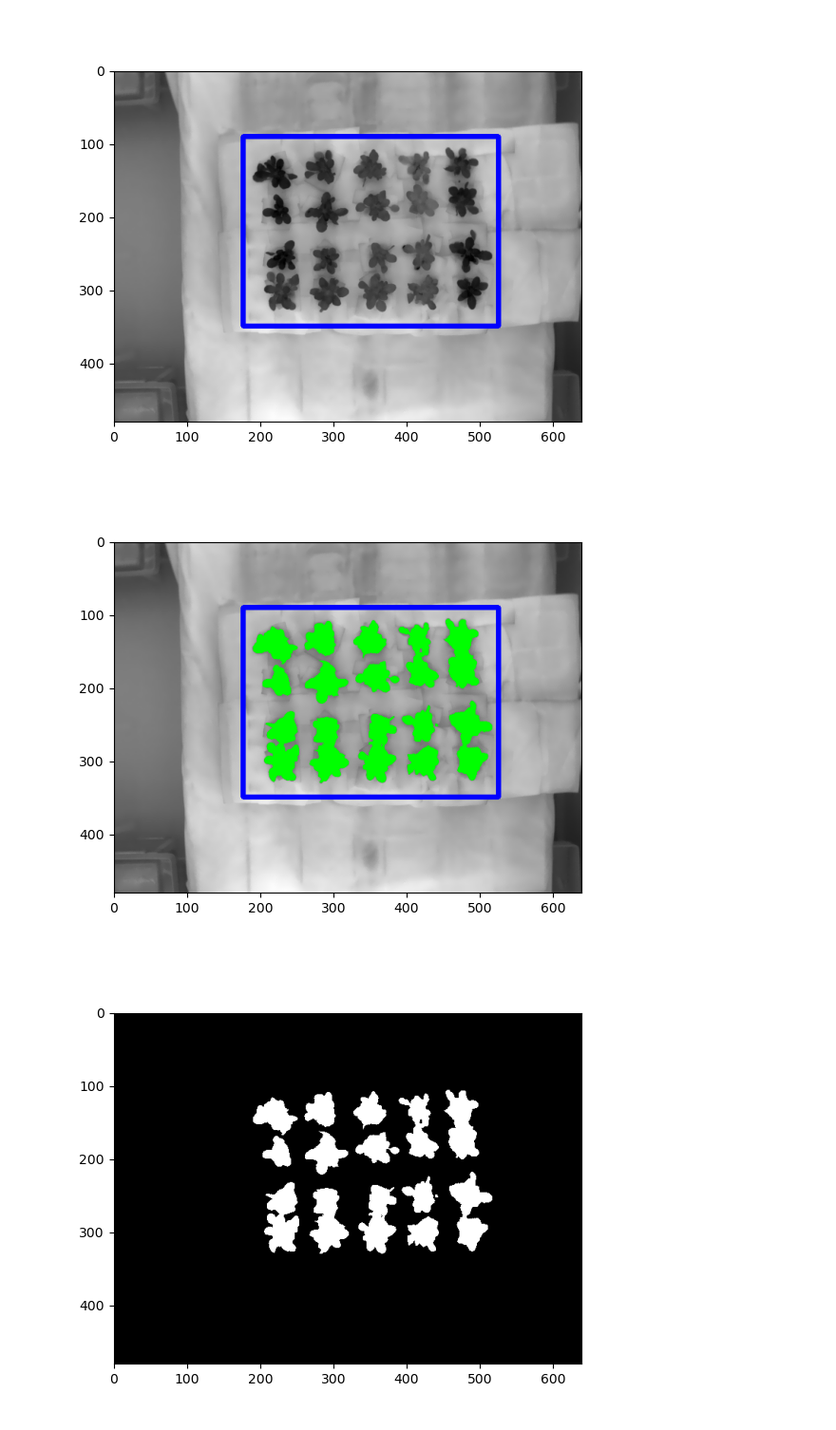
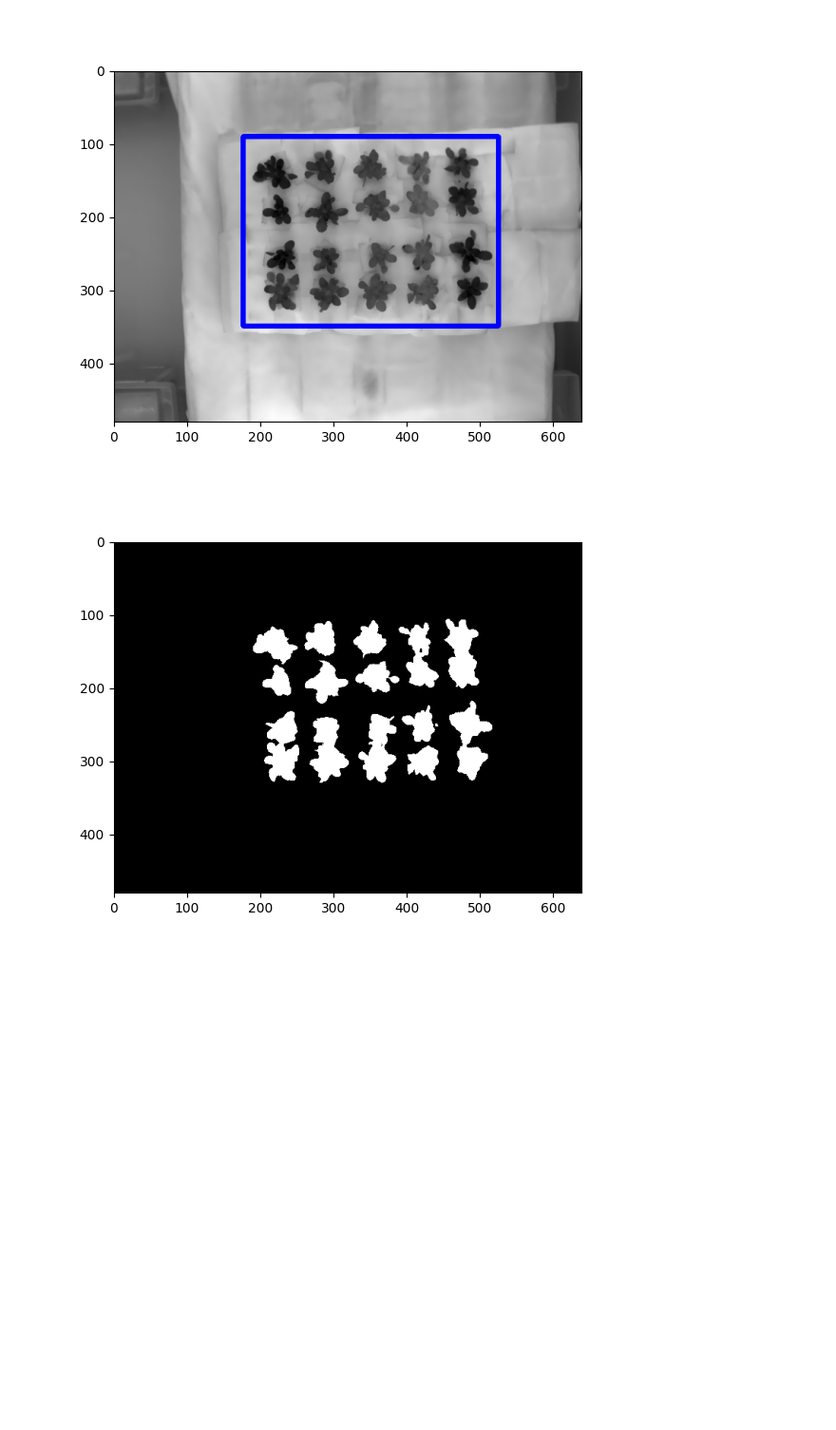
Before and after one commit to danforthcenter/plantcv-tutorial-thermal, a Jupyter notebook: index.ipynb, the cells around one changed output. Shown at 95% size. Drawn from its saved outputs; the diff is of its cells as text; code cells hidden in the pictures; blank space fills up the shorter version.

```diff
--- a/index.ipynb
+++ b/index.ipynb
@@ -12,10 +7,9 @@ pcv.params.text_thickness = 20
 # %%
 # Input/output options
 args = WorkflowInputs(
-    images=["/shares/mgehan_share/lacosta-gamboa/Jupyter/thermal/pennycress_titration/2021-07-ABA_pennycress_drench_spray_titration/after_application/thermal/FLIR0077.csv"],
-    names="image1",
-    result="",
-    outdir=".",
-    writeimg=True,
-    debug="plot"
-    )
+    images=["FLIR0077.csv"],
+            names="image1",
+            result="",
+            outdir=".",
+            writeimg=True,
+            debug="plot")
@@ -72,24 +52,12 @@ roi, roi_hierarchy= pcv.roi.rectangle(img=scaled_thermal_img, x=176, y=90, h=260
 # %% [output]
 [figure]
-# %%
-# Decide which objects to keep
-
-# Inputs:
-#    img            = img to display kept objects
-#    roi_contour    = contour of roi, output from any ROI function
-#    roi_hierarchy  = contour of roi, output from any ROI function
-#    object_contour = contours of objects, output from pcv.find_objects function
-#    obj_hierarchy  = hierarchy of objects, output from pcv.find_objects function
-#    roi_type       = 'partial' (default, for partially inside the ROI), 'cutto', or
-#                     'largest' (keep only largest contour)
-roi_objects, hierarchy, kept_mask, obj_area = pcv.roi_objects(img=scaled_thermal_img,roi_contour=roi,
-                                                              roi_hierarchy=roi_hierarchy,
-                                                              object_contour=id_objects,
-                                                              obj_hierarchy=obj_hierarchy,
-                                                              roi_type='cutto')
-# %% [output]
-[figure, removed]
-[figure, removed]
+# %%
+# Filter the binary mask based on region
+
+mask = pcv.roi.filter(mask=bin_mask, roi=roi,
+                      roi_type="partial")
+# %% [output]
+[figure, added]
 # %%
 ##### Analysis #####
 
```
Also changed, not shown: parts of 11 cells of this notebook, 1 other file.
